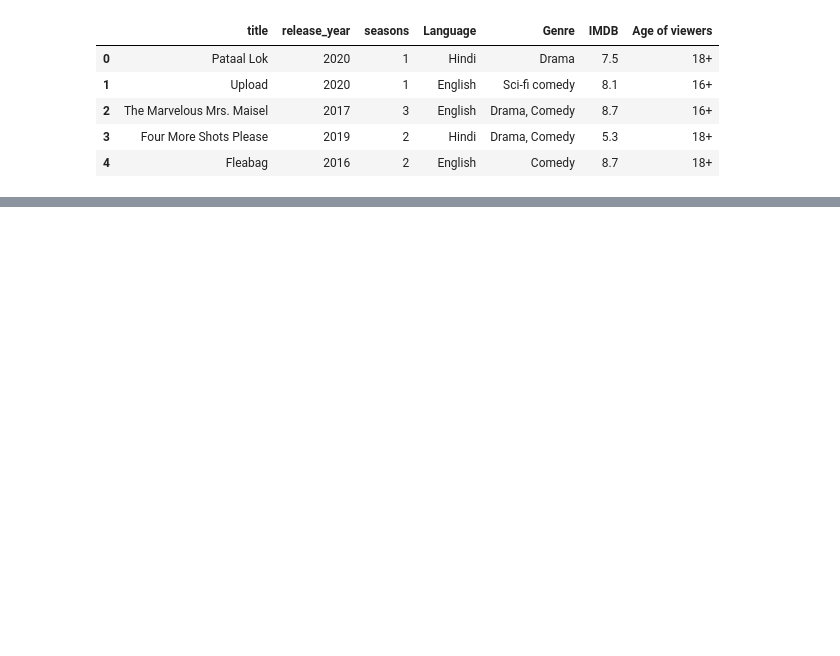
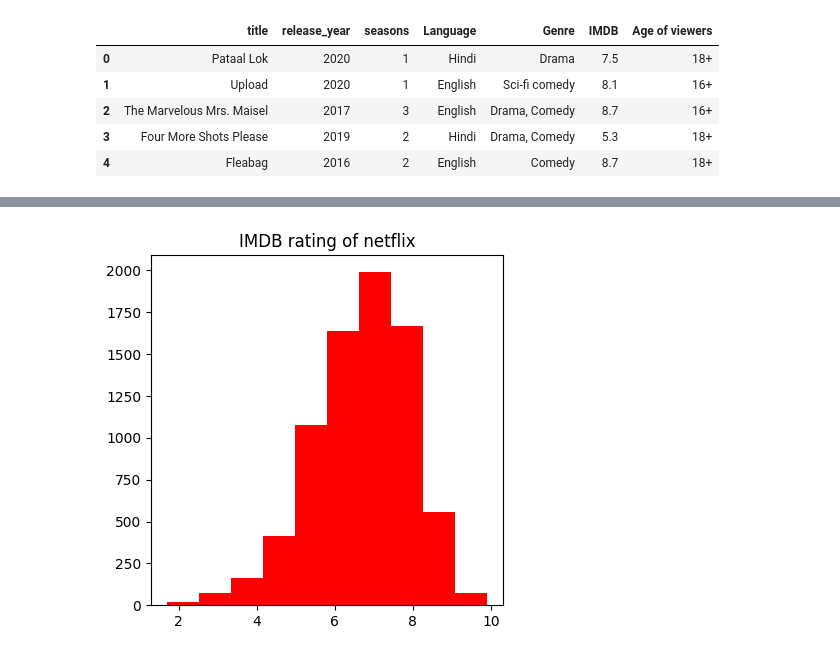
Before and after one commit to emirryilmazz/movies_datascience, a Jupyter notebook: project.ipynb, the cells around one changed output, grey strips where cells are left out. Cells and saved outputs as stored; diff of their text form; code cells hidden in the pictures; blank space fills up the shorter version.

```diff
--- a/project.ipynb
+++ b/project.ipynb
@@ -128,0 +145,9 @@ netflix_data2.head()
+# %%
+#show imdb rating of netflix_data2 in histogram  x axis is imdb rating and y axis is number of movies
+plt.figure(figsize=(10,10))
+plt.subplot(2,2,1)
+plt.title('IMDB rating of netflix')
+plt.hist(netflix_data2['IMDB'], bins=10, color='#ff0000')
+plt.show()
+# %% [output]
+[figure, added]
```
Also changed, not shown: parts of 7 cells of this notebook.
